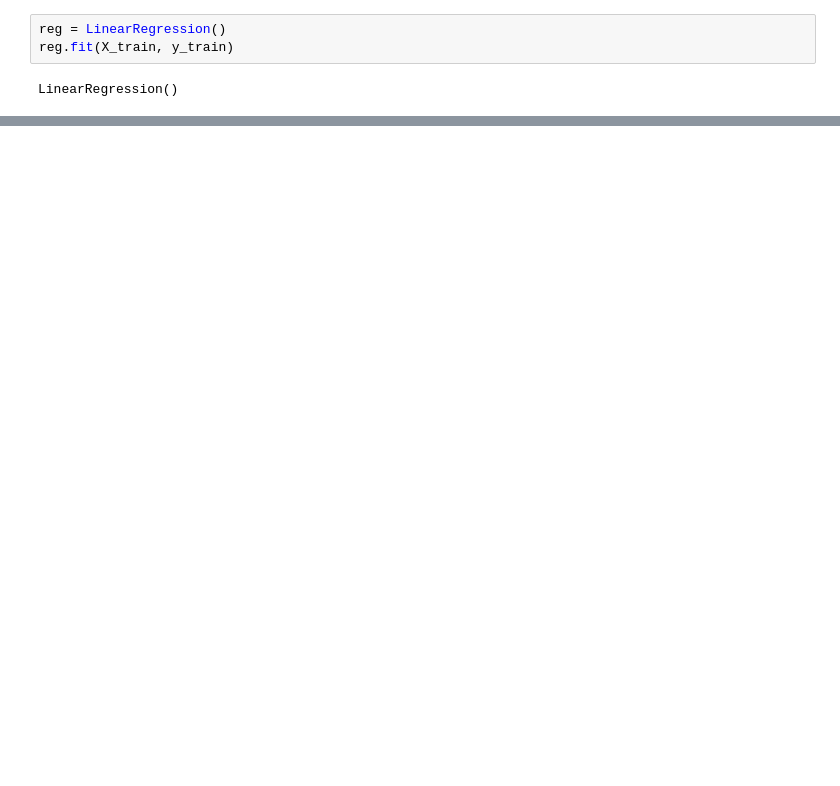
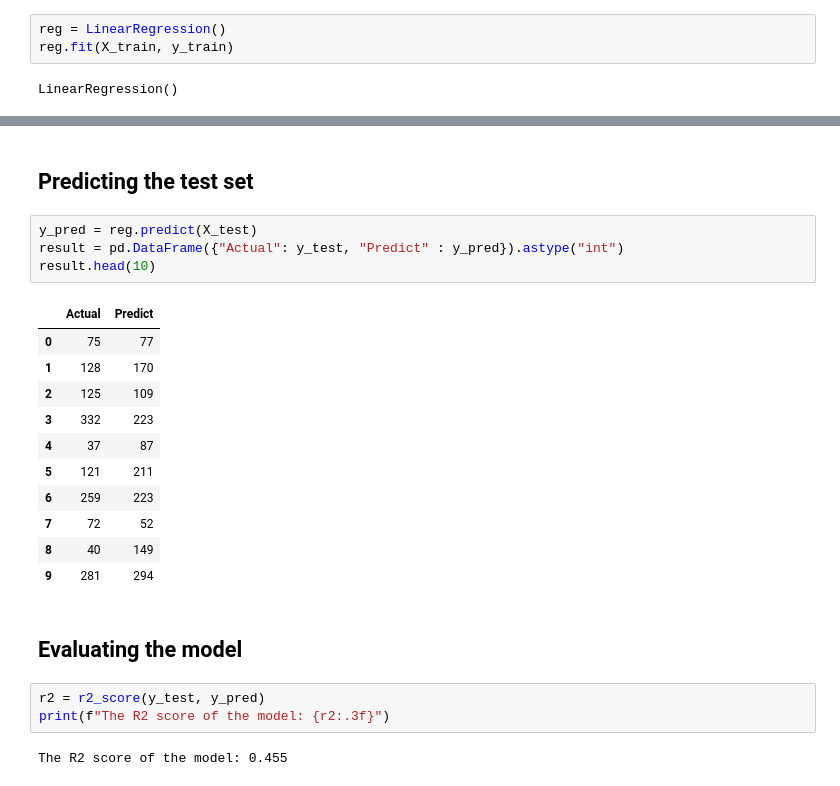
Before and after one commit to hosseinabadii/Machine-Learning-Projects, a Jupyter notebook: Projects/02 Regression/02 Linear Regression/03 Diabetes Dataset/main.ipynb, the cells around one changed output, grey strips where cells are left out. Drawn from its saved outputs; the diff is of its cells as text; blank space fills up the shorter version.

```diff
--- a/Projects/02 Regression/02 Linear Regression/03 Diabetes Dataset/main.ipynb
+++ b/Projects/02 Regression/02 Linear Regression/03 Diabetes Dataset/main.ipynb
@@ -58,0 +68,25 @@ mse = 3424.259334298692
+# %% [markdown]
+## Predicting the test set
+# %%
+y_pred = reg.predict(X_test)
+result = pd.DataFrame({"Actual": y_test, "Predict" : y_pred}).astype("int")
+result.head(10)
+# %% [output]
+|  | Actual | Predict |
+| 0 | 75 | 77 |
+| 1 | 128 | 170 |
+| 2 | 125 | 109 |
+| 3 | 332 | 223 |
+| 4 | 37 | 87 |
+| 5 | 121 | 211 |
+| 6 | 259 | 223 |
+| 7 | 72 | 52 |
+| 8 | 40 | 149 |
+| 9 | 281 | 294 |
+# %% [markdown]
+## Evaluating the model
+# %%
+r2 = r2_score(y_test, y_pred)
+print(f"The R2 score of the model: {r2:.3f}")
+# %% [output]
+The R2 score of the model: 0.455
```
Also changed, not shown: parts of 11 cells of this notebook, 2 other files.
